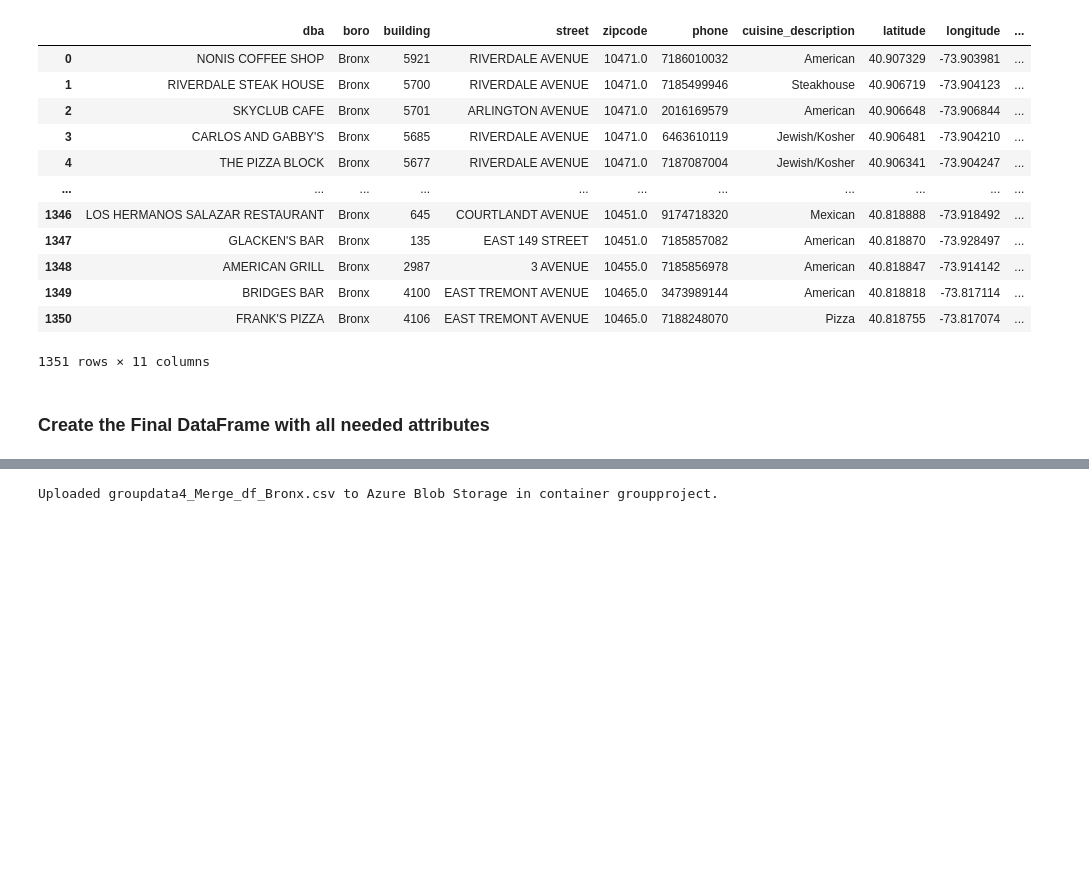
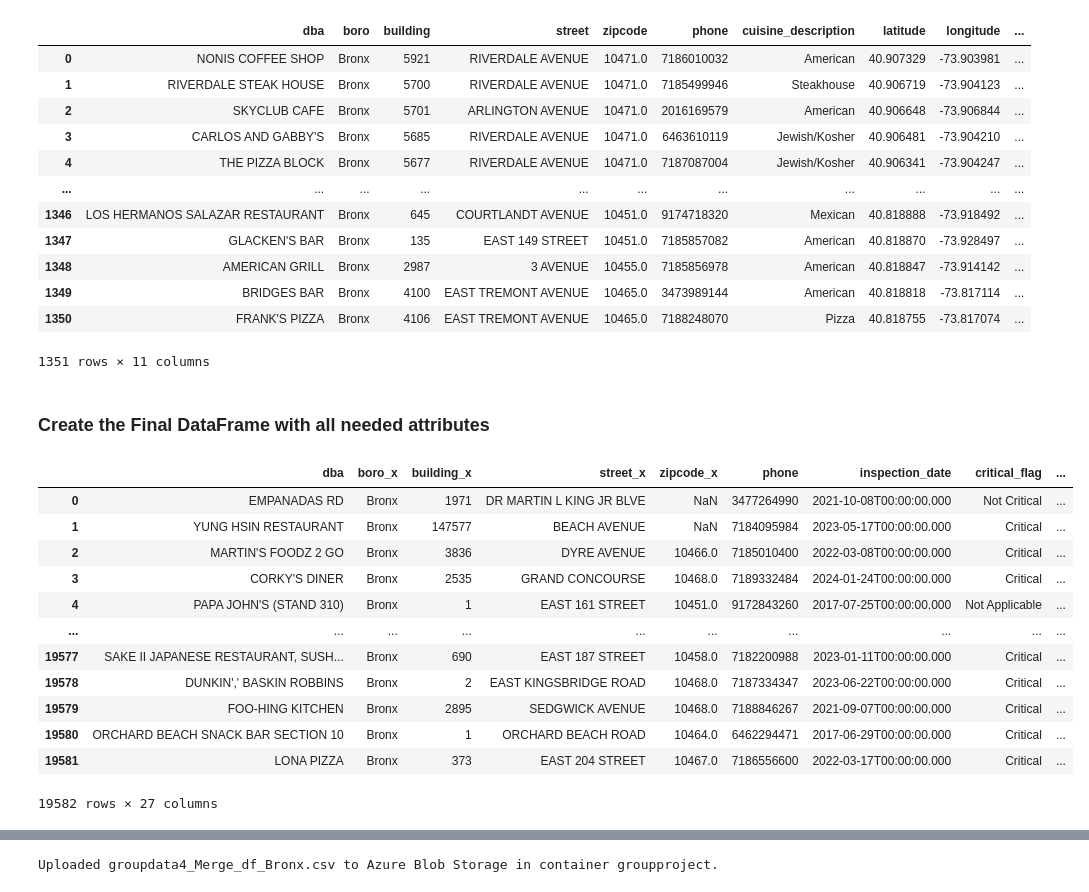
Before and after one commit to YUCHINGHUANG0920/Analysis-of-Yelp-Rating-and-Restaurant-Inspection-Score, a Jupyter notebook: scripts/Filter_Bronx_df.ipynb, the cells around one changed output, grey strips where cells are left out. Saved outputs shown, nothing was run; the diff lists cells and outputs as text; code cells hidden in the pictures; blank space fills up the shorter version.

Commit message:
modify script for filtering Bronx_df and add script for creating fact table

```diff
--- a/scripts/Filter_Bronx_df.ipynb
+++ b/scripts/Filter_Bronx_df.ipynb
@@ -151,8 +212,22 @@ yelp_df
 # %% [markdown]
 ### Create the Final DataFrame with all needed attributes
 # %%
-merged_df = df_bronx.merge(yelp_df, left_on=['dba'], right_on=['dba'], how='left')
+merged_df = df_bronx.merge(yelp_df, left_on=['dba','phone'], right_on=['dba','phone'], how='left')
 merged_df
+# %% [output]
+|  | dba | boro_x | building_x | street_x | zipcode_x | phone | inspection_date | critical_flag | ... |
+| 0 | EMPANADAS RD | Bronx | 1971 | DR MARTIN L KING JR BLVE | NaN | 3477264990 | 2021-10-08T00:00:00.000 | Not Critical | ... |
+| 1 | YUNG HSIN RESTAURANT | Bronx | 147577 | BEACH AVENUE | NaN | 7184095984 | 2023-05-17T00:00:00.000 | Critical | ... |
+| 2 | MARTIN'S FOODZ 2 GO | Bronx | 3836 | DYRE AVENUE | 10466.0 | 7185010400 | 2022-03-08T00:00:00.000 | Critical | ... |
+| 3 | CORKY'S DINER | Bronx | 2535 | GRAND CONCOURSE | 10468.0 | 7189332484 | 2024-01-24T00:00:00.000 | Critical | ... |
+| 4 | PAPA JOHN'S (STAND 310) | Bronx | 1 | EAST 161 STREET | 10451.0 | 9172843260 | 2017-07-25T00:00:00.000 | Not Applicable | ... |
+| ... | ... | ... | ... | ... | ... | ... | ... | ... | ... |
+| 19577 | SAKE II JAPANESE RESTAURANT, SUSH... | Bronx | 690 | EAST 187 STREET | 10458.0 | 7182200988 | 2023-01-11T00:00:00.000 | Critical | ... |
+| 19578 | DUNKIN',' BASKIN ROBBINS | Bronx | 2 | EAST KINGSBRIDGE ROAD | 10468.0 | 7187334347 | 2023-06-22T00:00:00.000 | Critical | ... |
+| 19579 | FOO-HING KITCHEN | Bronx | 2895 | SEDGWICK AVENUE | 10468.0 | 7188846267 | 2021-09-07T00:00:00.000 | Critical | ... |
+| 19580 | ORCHARD BEACH SNACK BAR SECTION 10 | Bronx | 1 | ORCHARD BEACH ROAD | 10464.0 | 6462294471 | 2017-06-29T00:00:00.000 | Critical | ... |
+| 19581 | LONA PIZZA | Bronx | 373 | EAST 204 STREET | 10467.0 | 7186556600 | 2022-03-17T00:00:00.000 | Critical | ... |
+19582 rows × 27 columns
 # %%
 df_bronx_final = merged_df.copy()
 df_bronx_final.columns
```
Also changed, not shown: parts of 15 cells of this notebook, 1 other file.
